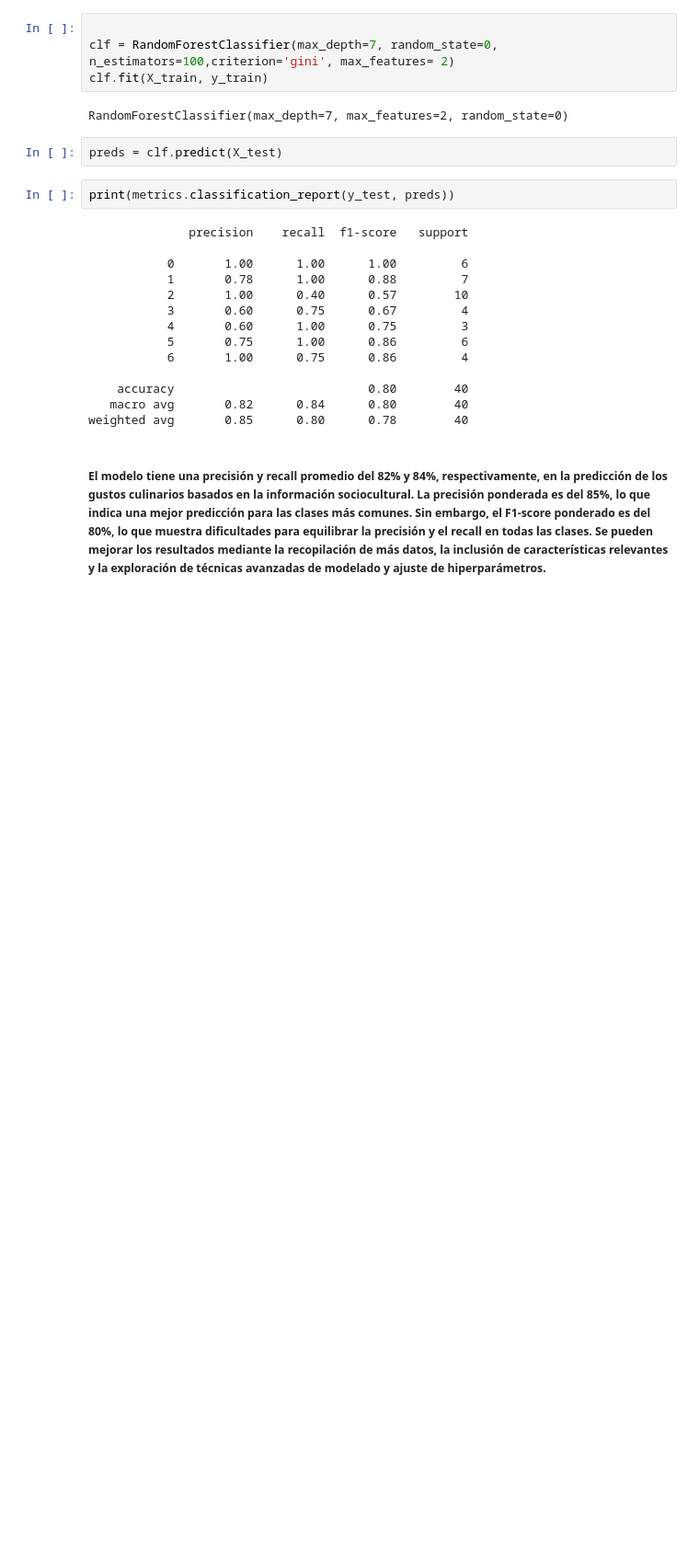
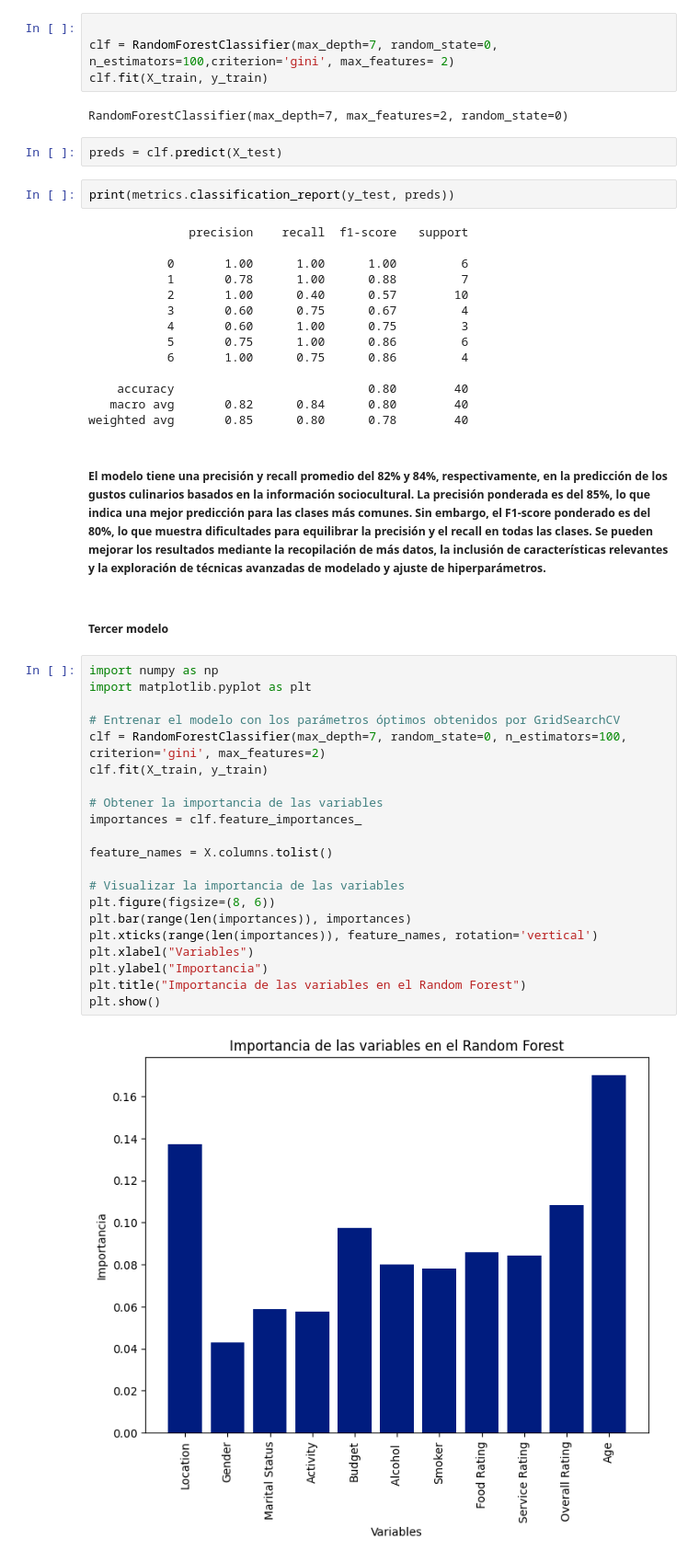
Before and after one commit to marcoormello/data-science, a Jupyter notebook: notebooks/Desafio_EvaluacionML_Marco_Ormello.ipynb, the cells around one changed output. Shown at 92% size. Drawn from its saved outputs; the diff is of its cells as text; blank space fills up the shorter version.

Commit message:
Se agrega tercer modelo

```diff
--- a/notebooks/Desafio_EvaluacionML_Marco_Ormello.ipynb
+++ b/notebooks/Desafio_EvaluacionML_Marco_Ormello.ipynb
@@ -522,3 +522,28 @@ print(metrics.classification_report(y_test, preds))
 weighted avg       0.85      0.80      0.78        40
 # %% [markdown]
 ##### El modelo tiene una precisión y recall promedio del 82% y 84%, respectivamente, en la predicción de los gustos culinarios basados en la información sociocultural. La precisión ponderada es del 85%, lo que indica una mejor predicción para las clases más comunes. Sin embargo, el F1-score ponderado es del 80%, lo que muestra dificultades para equilibrar la precisión y el recall en todas las clases. Se pueden mejorar los resultados mediante la recopilación de más datos, la inclusión de características relevantes y la exploración de técnicas avanzadas de modelado y ajuste de hiperparámetros.
+# %% [markdown]
+##### Tercer modelo
+# %%
+import numpy as np
+import matplotlib.pyplot as plt
+
+# Entrenar el modelo con los parámetros óptimos obtenidos por GridSearchCV
+clf = RandomForestClassifier(max_depth=7, random_state=0, n_estimators=100, criterion='gini', max_features=2)
+clf.fit(X_train, y_train)
+
+# Obtener la importancia de las variables
+importances = clf.feature_importances_
+
+feature_names = X.columns.tolist()
+
+# Visualizar la importancia de las variables
+plt.figure(figsize=(8, 6))
+plt.bar(range(len(importances)), importances)
+plt.xticks(range(len(importances)), feature_names, rotation='vertical')
+plt.xlabel("Variables")
+plt.ylabel("Importancia")
+plt.title("Importancia de las variables en el Random Forest")
+plt.show()
+# %% [output]
+[figure, added]
```
Also changed, not shown: parts of 7 cells of this notebook.
